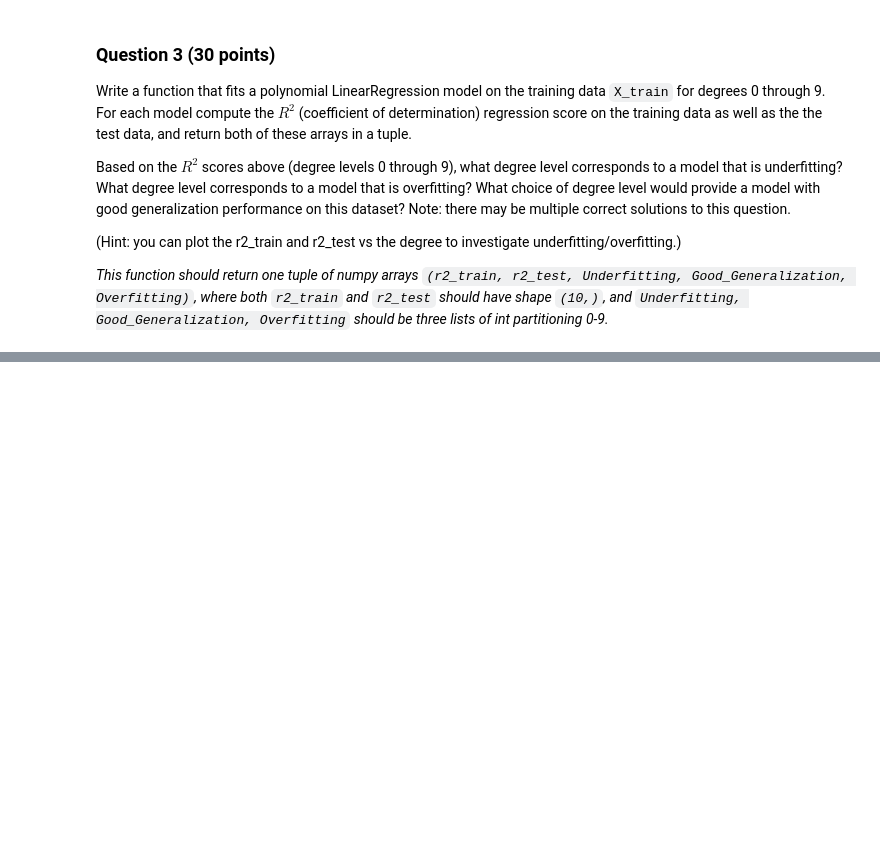
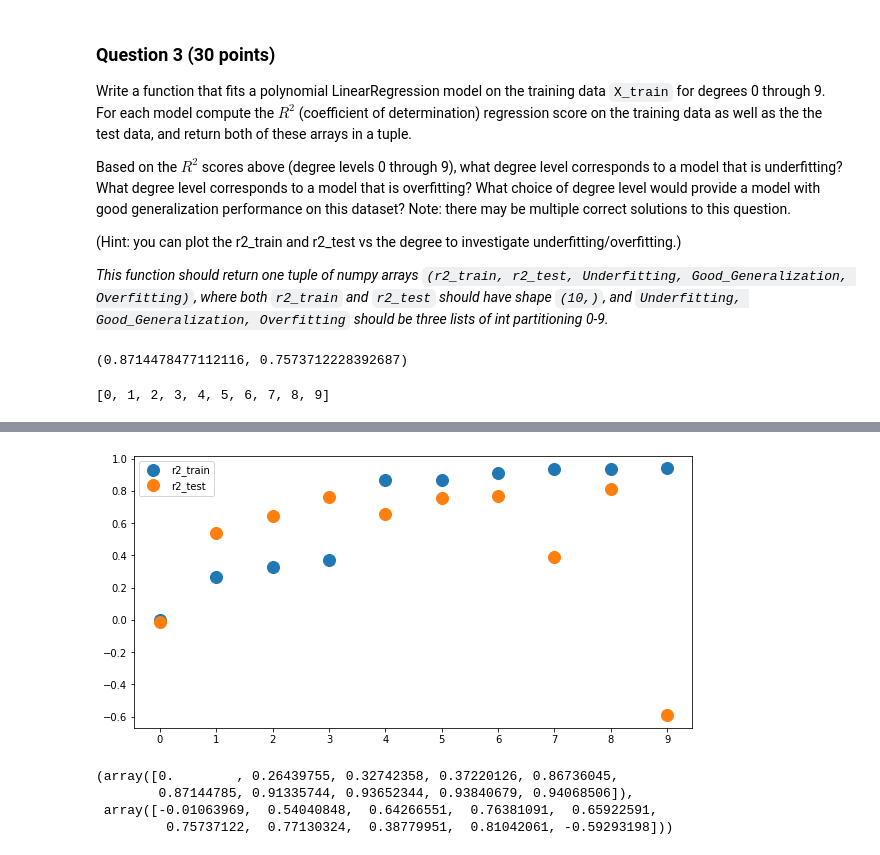
Before and after one commit to SidraEffendi/Applied_Machine_Learning, a Jupyter notebook: Homework 2/si670f22_hw_2.ipynb, the cells around one changed output, grey strips where cells are left out. Saved outputs shown, nothing was run; the diff lists cells and outputs as text; code cells hidden in the pictures; blank space fills up the shorter version.

```diff
--- a/Homework 2/si670f22_hw_2.ipynb
+++ b/Homework 2/si670f22_hw_2.ipynb
@@ -151,0 +186,69 @@ def answer_three():
+# %%
+from sklearn.linear_model import LinearRegression
+from sklearn.preprocessing import PolynomialFeatures
+n=5
+poly = PolynomialFeatures(n)
+poly_x_train = poly.fit_transform(X_train.reshape(-1,1))
+# p_reg = poly.fit(poly_x_train, y_train)
+# print(poly_x_train.shape, X_train.shape)
+
+        #building linear model
+linreg = LinearRegression().fit(poly_x_train, y_train[:, np.newaxis])
+
+        #fitting the linear model
+# prediction =linreg.predict(poly.fit_transform(np.linspace(0,10,100).reshape(-1, 1)))
+r2_train = linreg.score(poly_x_train, y_train)
+r2_test = linreg.score(poly.transform(X_test.reshape(-1,1)), y_test)
+r2_train, r2_test
+# %% [output]
+(0.8714478477112116, 0.7573712228392687)
+# %%
+list(range(10))
+# %% [output]
+[0, 1, 2, 3, 4, 5, 6, 7, 8, 9]
+# %%
+def answer_three():
+    from sklearn.linear_model import LinearRegression
+    from sklearn.preprocessing import PolynomialFeatures
+
+    r2_train =[]
+    r2_test=[]
+    Underfitting =[]
+    Good_Generalization=[]
+    Overfitting=[]
+    n_features = list(range(10))
+    for n in n_features:
+        #building polynomial model
+        poly = PolynomialFeatures(n)
+        poly_x_train = poly.fit_transform(X_train.reshape(-1,1))
+#         preg = poly.fit(X_train.reshape(-1,1), y_train)
+#         print(poly_x.shape, X_train.shape)
+
+        #building linear model
+        linreg = LinearRegression().fit(poly_x_train, y_train[:, np.newaxis])
+
+        r2_train.append(linreg.score(poly_x_train, y_train))
+        r2_test.append(linreg.score(poly.transform(X_test.reshape(-1,1)), y_test))
+
+    #plotting the r2 scores
+    %matplotlib inline
+    plt.figure(figsize=(10,5))
+    plt.plot(n_features, r2_train,'o', label='r2_train', markersize=12)
+    plt.plot(n_features, r2_test,'o', label='r2_test', markersize=12)
+    plt.xticks(np.array(n_features))
+    plt.legend(loc=0)
+
+
+    for i, train_r2_item in enumerate(r2_train):
+        #r2 for training data is low (< 0.4), may or may not perform well on the test data
+        if train_r2_item <= 0.4:
+            Underfitting.append(n_features[i])
+            # high r2 for training set but poor for the test set
+        elif (train_r2_item - r2_test[i]) > 0.3:
+            Overfitting.append(n_features[i])
+        else:
+            Good_Generalization.append(n_features[i])
+    return (r2_train, r2_test, Underfitting, Good_Generalization, Overfitting)
+
+answer_three()
+# %% [output]
@@ -151,0 +272 @@ def answer_three():
+[figure, added]
@@ -151,0 +275,7 @@ def answer_three():
+# %%
+answer_three()
+# %% [output]
+(array([0.        , 0.26439755, 0.32742358, 0.37220126, 0.86736045,
+        0.87144785, 0.91335744, 0.93652344, 0.93840679, 0.94068506]),
+ array([-0.01063969,  0.54040848,  0.64266551,  0.76381091,  0.65922591,
+         0.75737122,  0.77130324,  0.38779951,  0.81042061, -0.59293198]))
```
Also changed, not shown: parts of 10 cells of this notebook.
